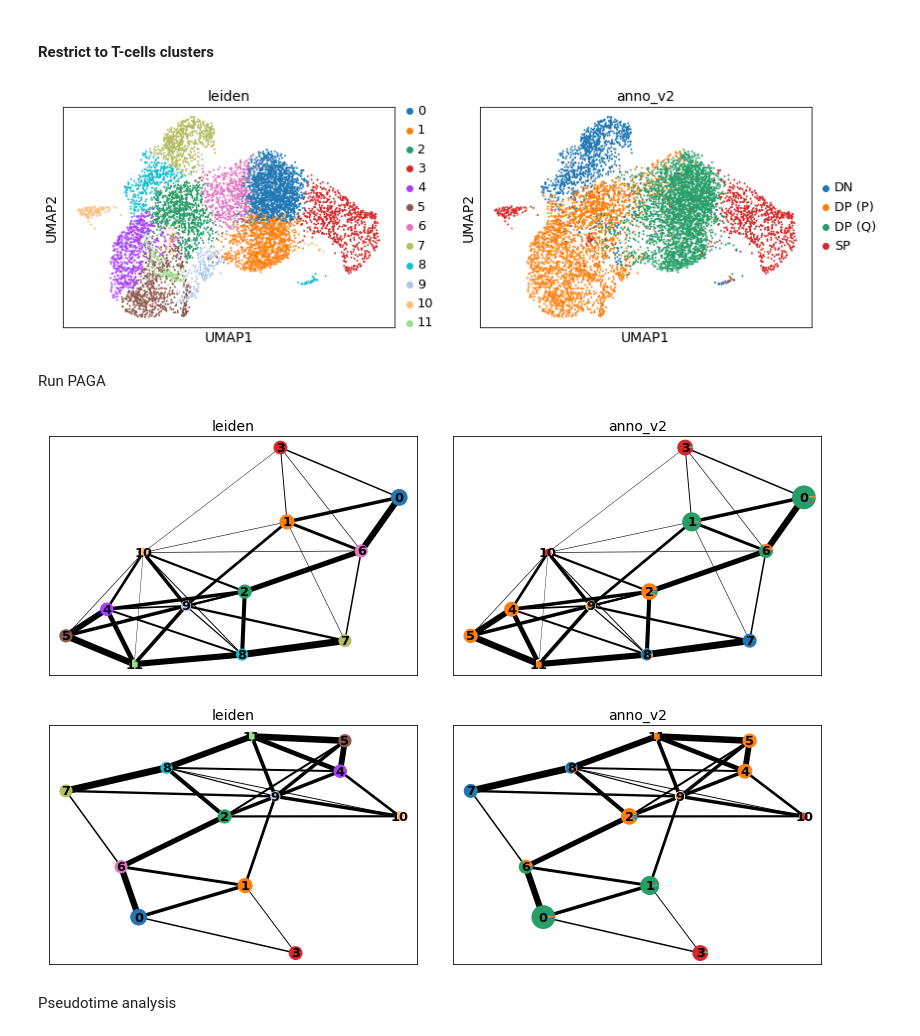
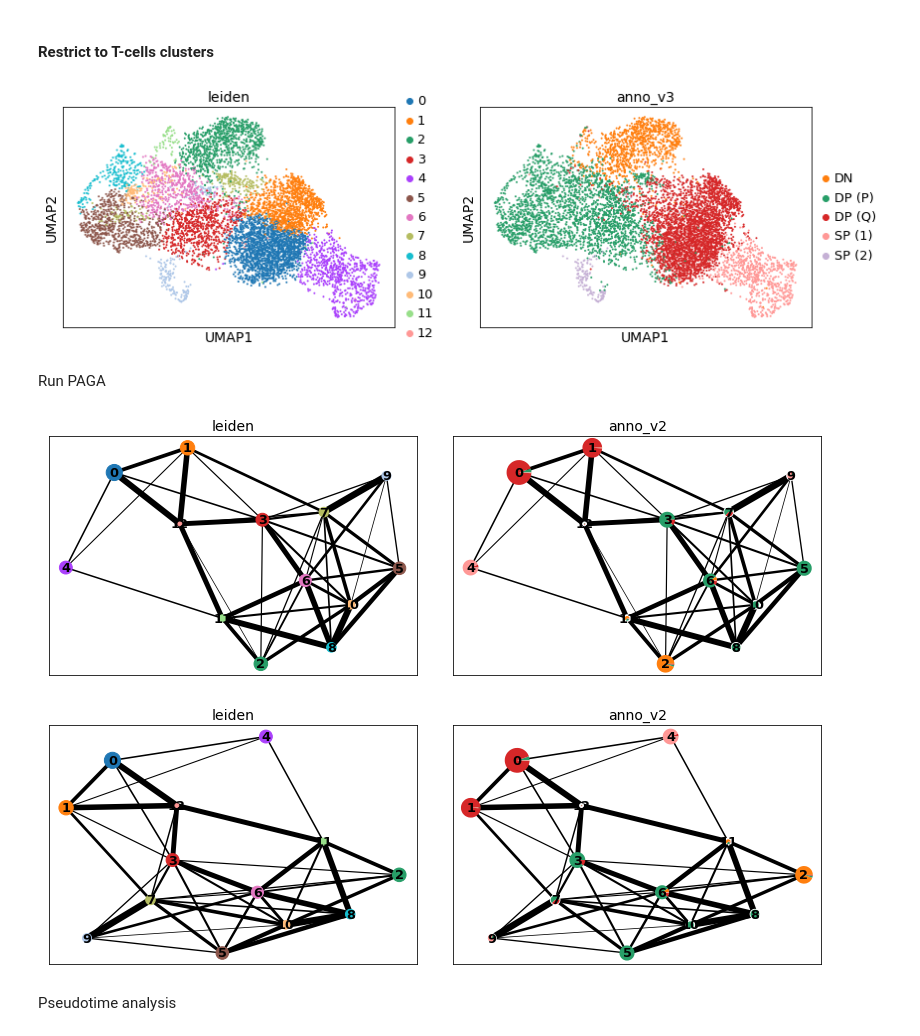
Before and after one commit to emdann/multiOmic_benchmark, a Jupyter notebook: test_methods/20191114_diffPseudotime_tcells.ipynb, the cells around one changed output. Drawn from its saved outputs; the diff is of its cells as text; code cells hidden in the pictures.

```diff
--- a/test_methods/20191114_diffPseudotime_tcells.ipynb
+++ b/test_methods/20191114_diffPseudotime_tcells.ipynb
@@ -143,5 +162,6 @@ adata.write(results_file, compression='gzip')
 # %%
 # adata = sc.read_h5ad('/home/jovyan/my_data/F74_RNA')
+adata_hvg_2 = adata_hvg[:, adata_hvg.var['highly_variable_clean']]
 # %% [markdown]
 Visualize graph (or is this required 4 PAGA?)
 # %%
@@ -174,4 +188,4 @@ Calculate pseudotime starting from selected root cell (cluster 4 of the DN T-cel
 # %%
-adata_hvg.uns["iroot"] = np.flatnonzero(adata_hvg.obs["leiden"] == '4')[0]
-sc.tl.dpt(adata_hvg)
+adata_hvg_2.uns["iroot"] = np.flatnonzero(adata_hvg_2.obs["anno_v3"] == 'DN')[0]
+sc.tl.dpt(adata_hvg_2)
 sc.pl.draw_graph(adata_hvg, color=['leiden', 'dpt_pseudotime'], legend_loc='on data')
@@ -178,12 +194,13 @@ sc.pl.draw_graph(adata_hvg, color=['leiden', 'dpt_pseudotime'], legend_loc='on d
 # %% [markdown]
 #### Restrict to T-cells clusters
 # %%
-tcellsRNA = ["DN", "DP (Q)", "DP (P)", "SP"]
+tcellsRNA = ["DN", "DP (Q)", "DP (P)", "SP (1)", "SP (2)"]
 
-adataTcells = adata[adata.obs['anno_v2'].isin(tcellsRNA),]
+adataTcells = adata_hvg_2[adata_hvg_2.obs['anno_v3'].isin(tcellsRNA),]
 adataTcells.X = adataTcells.X.astype('float64')  # this is not required and results will be comparable without it
 # %%
-adataT_hvg = adataTcells[:, adataTcells.var['highly_variable']]
+# adataTcells[adataTcells.var["highly_variable_clean"]]
+adataT_hvg = adataTcells
 # %%
 sc.pp.scale(adataT_hvg)
 sc.tl.pca(adataT_hvg)
@@ -192,19 +209,19 @@ sc.pp.neighbors(adataT_hvg, n_pcs=40)
 sc.tl.umap(adataT_hvg)
 sc.tl.leiden(adataT_hvg)
 # %%
-sc.pl.umap(adataT_hvg, color=["leiden", "anno_v2"])
+sc.pl.umap(adataT_hvg, color=["leiden", "anno_v3"])
 # %% [output]
-[figure, old version]
+[figure, new version]
 # %% [markdown]
 Run PAGA
 # %%
 sc.tl.paga(adataT_hvg, groups="leiden")
 # %%
-sc.pl.paga(adataT_hvg, threshold=0.05, color=["leiden", "anno_v2"])
+sc.pl.paga(adataT_hvg, threshold=0.08, color=["leiden", "anno_v2"])
 sc.pl.paga(adataT_hvg, threshold=0.1, color=["leiden", "anno_v2"])
 # %% [output]
-[figure, old version]
+[figure, new version]
-[figure, old version]
+[figure, new version]
 # %% [markdown]
 Pseudotime analysis
 # %%
```
Also changed, not shown: parts of 35 cells of this notebook, 17 other files.
